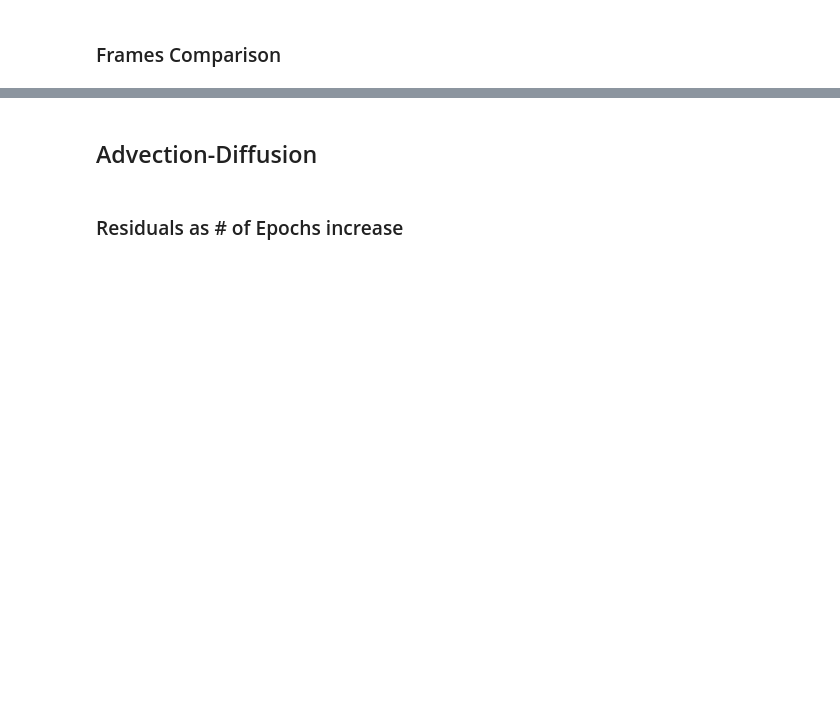
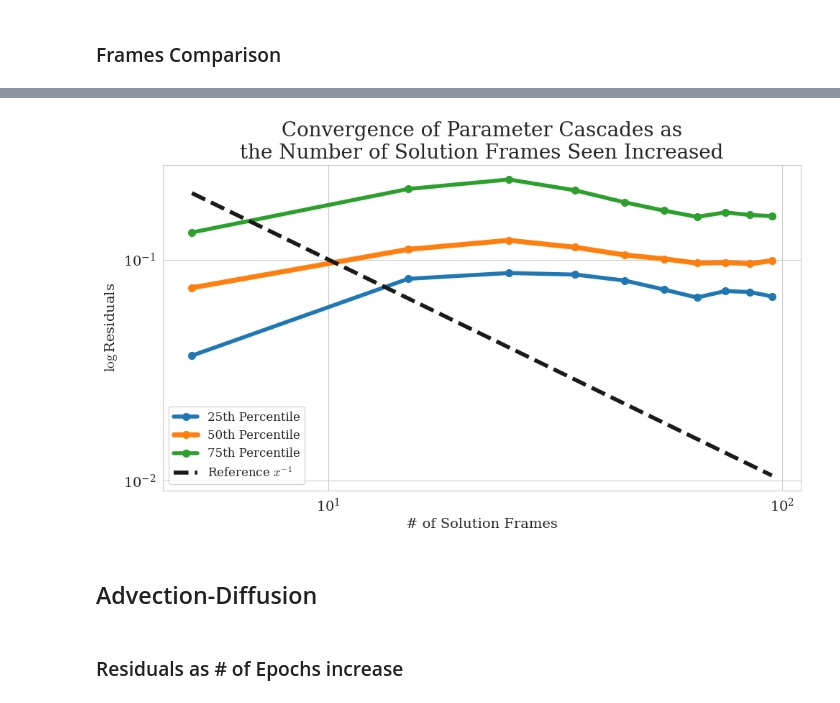
Before and after one commit to dkrawciw/PDE-Constrained-Optimization, a Jupyter notebook: notebooks/parameter_estimation.ipynb, the cells around one changed output, grey strips where cells are left out. Saved outputs shown, nothing was run; the diff lists cells and outputs as text; code cells hidden in the pictures; blank space fills up the shorter version.

```diff
--- a/notebooks/parameter_estimation.ipynb
+++ b/notebooks/parameter_estimation.ipynb
@@ -133,3 +164,29 @@ plt.show()
+# %%
+# For parameter cascades
+frame_samples = np.array(frame_samples_trajectory)
+q25 = np.percentile(frame_samples, 25, axis=1)
+q50 = np.percentile(frame_samples, 50, axis=1)
+q75 = np.percentile(frame_samples, 75, axis=1)
+
+x = np.array(cascade_frames_list, dtype=float)
+
+plt.figure(figsize=(10, 6))
+
+plt.loglog(x, q25, '-o', linewidth=4, markersize=7, label="25th Percentile")
+plt.loglog(x, q50, '-o', linewidth=5, markersize=7, label="50th Percentile")
+plt.loglog(x, q75, '-o', linewidth=4, markersize=7, label="75th Percentile")
+plt.loglog(x, 1/x, "k--", linewidth=4, label=r"Reference $x^{-1}$")
+
+plt.title("Convergence of Parameter Cascades as\nthe Number of Solution Frames Seen Increased", fontsize=20)
+plt.xlabel("# of Solution Frames")
+plt.ylabel(r"$\log$Residuals")
+
+plt.legend()
+plt.tight_layout()
+
+plt.savefig(OUTPUT_DIR / "cascade_residual_convergence_frames.svg")
+# %% [output]
+[figure, added]
 # %% [markdown]
 ## Advection-Diffusion
 # %%
```
Also changed, not shown: parts of 3 cells of this notebook, 2 other files.
